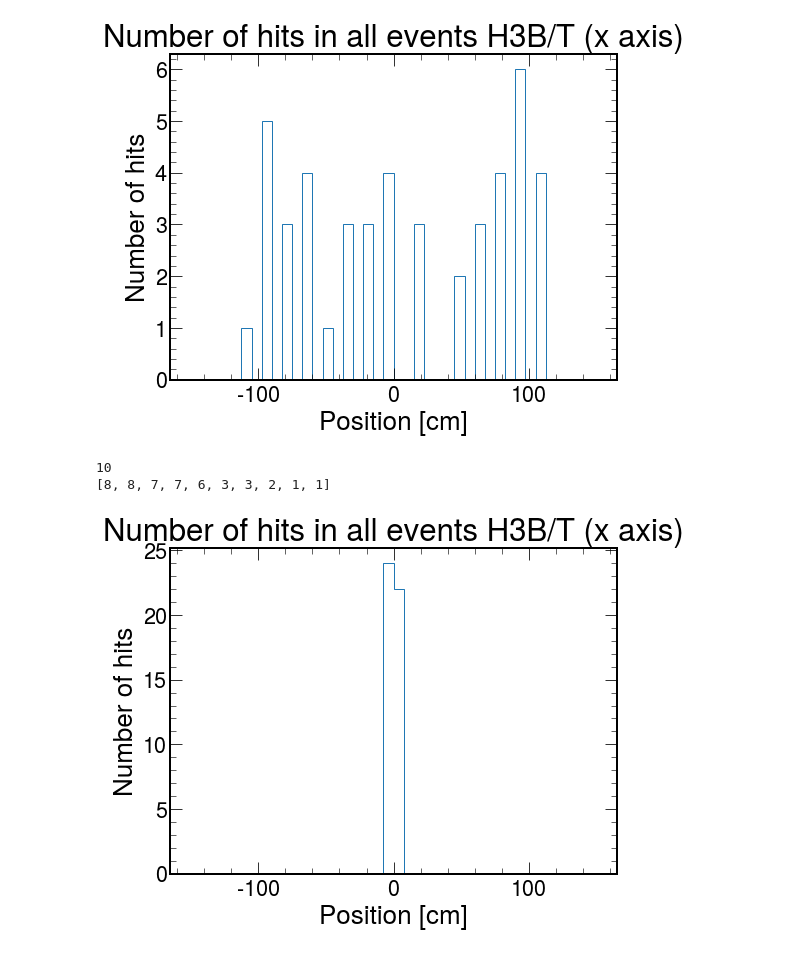
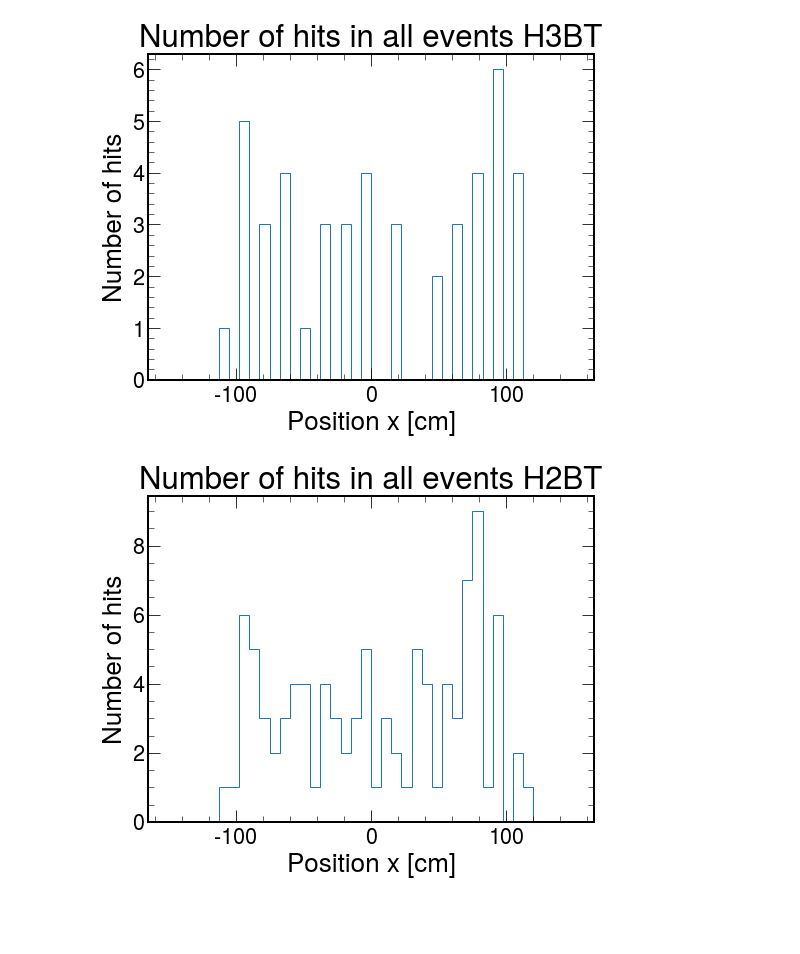
Before and after one commit to DarkQuest-FNAL/DarkQuest, a Jupyter notebook: e1039-analysis/python/tracklet_2017data.ipynb, the cells around one changed output. Saved outputs shown, nothing was run; the diff lists cells and outputs as text; code cells hidden in the pictures; blank space fills up the shorter version.

Commit message:
add histogram

```diff
--- a/e1039-analysis/python/tracklet_2017data.ipynb
+++ b/e1039-analysis/python/tracklet_2017data.ipynb
@@ -21,68 +21,64 @@ aktree = root.arrays(["fTriggerBits","fAllHits.pos","fAllHits.driftDistance","fA
 trigmask = (aktree.fTriggerBits == 67)
 trigmask = trigmask | (aktree.fTriggerBits == 65)
 
 allhits = aktree.fAllHits
 maskedhits = ak.mask(allhits,trigmask)
 
-detid_dict = {'H3':[39,40],
+detid_dict = {'BT':{'dir':'x',
+                    'det':{'H3BT':[39,40],
+                           'H2BT':[36,39],
+                           'H1BT':[30,33],
+                          }
+                   }
              }
 
 # select detector
 def detectorRange(arr, detid1, detid2):
     mask = (arr.detectorID >= detid1)
     mask = mask & (arr.detectorID <= detid2)
     return mask
 
 def detectorSelection(arr, detid):
     mask = (arr.detectorID== detid)
     return mask
 
 # build detector mask
 def detectorMask(arr):
     detmask = {}
     for key,item in detid_dict.items():
-        if len(item)==1:
-            detmask[key] = detectorSelection(arr,item[0])
-        else:
-            detmask[key] = detectorRange(arr,item[0],item[1])
+        for keyd,det in item['det'].items():
+            if len(det)==1:
+                detmask[keyd] = detectorSelection(arr,det[0])
+            else:
+                detmask[keyd] = detectorRange(arr,det[0],det[1])
     return detmask
 
 detmask = detectorMask(allhits)
+from coffea import hist
 
-for det in detmask.keys():
-    maskedhits_det = maskedhits[detmask[det]]
-    numpos = ak.num(maskedhits_det.pos)
+for dets,item in detid_dict.items():
+    direction = item['dir']
+    detectors = item['det']
+    pos_axis = hist.Bin("pos", "Position [cm]", 40, -150, 150)
+    hpos = hist.Hist("Number of hits per event",hist.Cat("detector", "Detectors in %s"%direction),pos_axis)
+    for det in detectors.keys():
+        maskedhits_det = maskedhits[detmask[det]]
+        numpos = ak.num(maskedhits_det.pos)
 
-    fig = plt.figure(figsize=(8,6))
-    plt.hist(ak.flatten(maskedhits_det.pos), bins=40, range=(-150,150), histtype='step', density=False)
-    plt.ylabel("Number of hits")
-    plt.xlabel("Position [cm]")
-    plt.title("Number of hits in all events H3B/T (x axis)")
-    plt.savefig("positionNhits_h3bt.png")
-    plt.show()
+        fig = plt.figure(figsize=(8,6))
+        plt.hist(ak.flatten(maskedhits_det.pos), bins=40, range=(-150,150), histtype='step', density=False)
+        plt.ylabel("Number of hits")
+        plt.xlabel("Position %s [cm]"%direction)
+        plt.title("Number of hits in all events %s"%det)
+        plt.savefig("positionNhits_%s.png"%det)
+        plt.show()
 
-    nhits_allevts = ak.count(maskedhits_det.pos) # or len(np.array(ak.flatten(maskedhits_det.pos)))
-    nhits_inevt123 = ak.count(maskedhits_det.pos, axis=-1)[123]
-    print(ak.count(maskedhits_det.pos[123]))
-    print(ak.count(maskedhits_det.pos, axis=0))
-    fig = plt.figure(figsize=(8,6))
-    plt.hist(ak.flatten(maskedhits_det.pos)/len(np.array(ak.flatten(maskedhits_det.pos))), bins=40, range=(-150,150), histtype='step', density=False)
-    plt.ylabel("Number of hits")
-    plt.xlabel("Position [cm]")
-    plt.title("Number of hits in all events H3B/T (x axis)")
-    plt.savefig("positionNhitsdiv_h3bt.png")
-    plt.show()
+        nevents = len(np.array(ak.count(maskedhits_det.pos, axis=0)))
 
-    # start from 1 so that you exclude 0
-    fig = plt.figure(figsize=(8,6))
-    plt.hist(ak.fill_none(numpos,0), bins=40, range=(1,100), histtype='step', density=False)
-    plt.ylabel("Number of hits per event")
-    plt.xlabel("Position [cm]")
-    plt.title("Rate per event H3B/T (x axis)")
-    plt.savefig("positionRate_h3bt.png")
-    plt.show()
+        hpos.fill(detector=det,pos=np.array(ak.flatten(maskedhits_det.pos)))
+
+    hpos.scale(1/nevents)
+    hist.plot1d(hpos, overlay='detector');
 # %% [output]
-[figure, old version]
+[figure, new version]
-10
-[8, 8, 7, 7, 6, 3, 3, 2, 1, 1]
-[figure, old version]
+[figure, new version]
```
Also changed, not shown: parts of 1 cell of this notebook.
